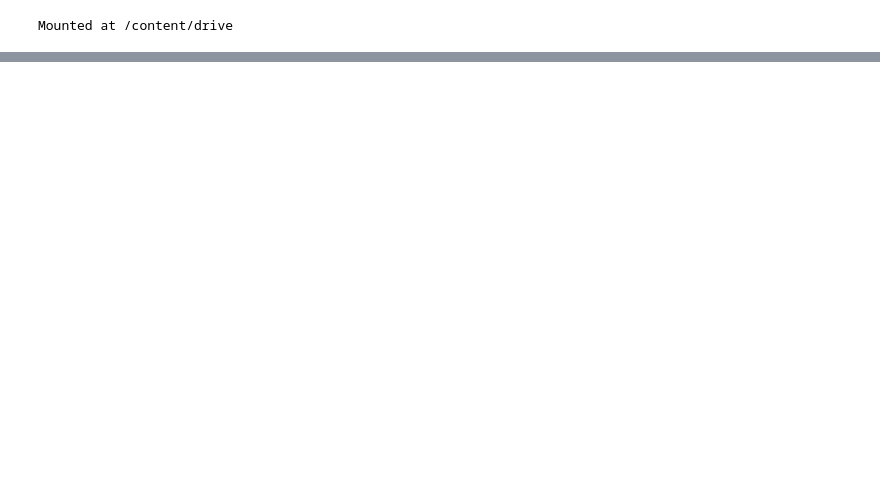
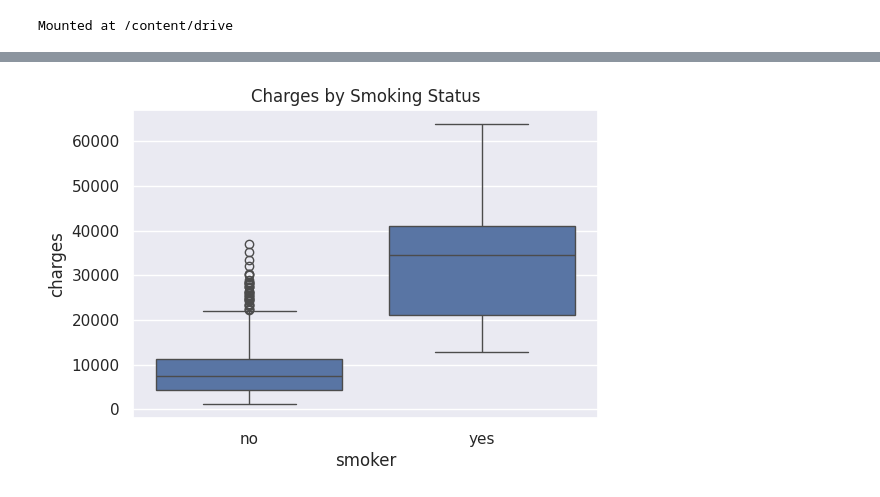
Before and after one commit to sadiaafsana138/Machine-Learning-Projects, a Jupyter notebook: Regression/Insurance Cost Prediction/Insurance_Cost_Prediction.ipynb, the cells around one changed output, grey strips where cells are left out. Drawn from its saved outputs; the diff is of its cells as text; code cells hidden in the pictures; blank space fills up the shorter version.

```diff
--- a/Regression/Insurance Cost Prediction/Insurance_Cost_Prediction.ipynb
+++ b/Regression/Insurance Cost Prediction/Insurance_Cost_Prediction.ipynb
@@ -308,0 +146,8 @@ The insurance cost is USD  27523.583214598937
+# %%
+# key insight: smoking is the biggest driver of charges
+plt.figure(figsize=(6, 4))
+sns.boxplot(x='smoker', y='charges', data=train_df)
+plt.title('Charges by Smoking Status')
+plt.show()
+# %% [output]
+[figure, added]
```
Also changed, not shown: parts of 69 cells of this notebook, 19 other files.
